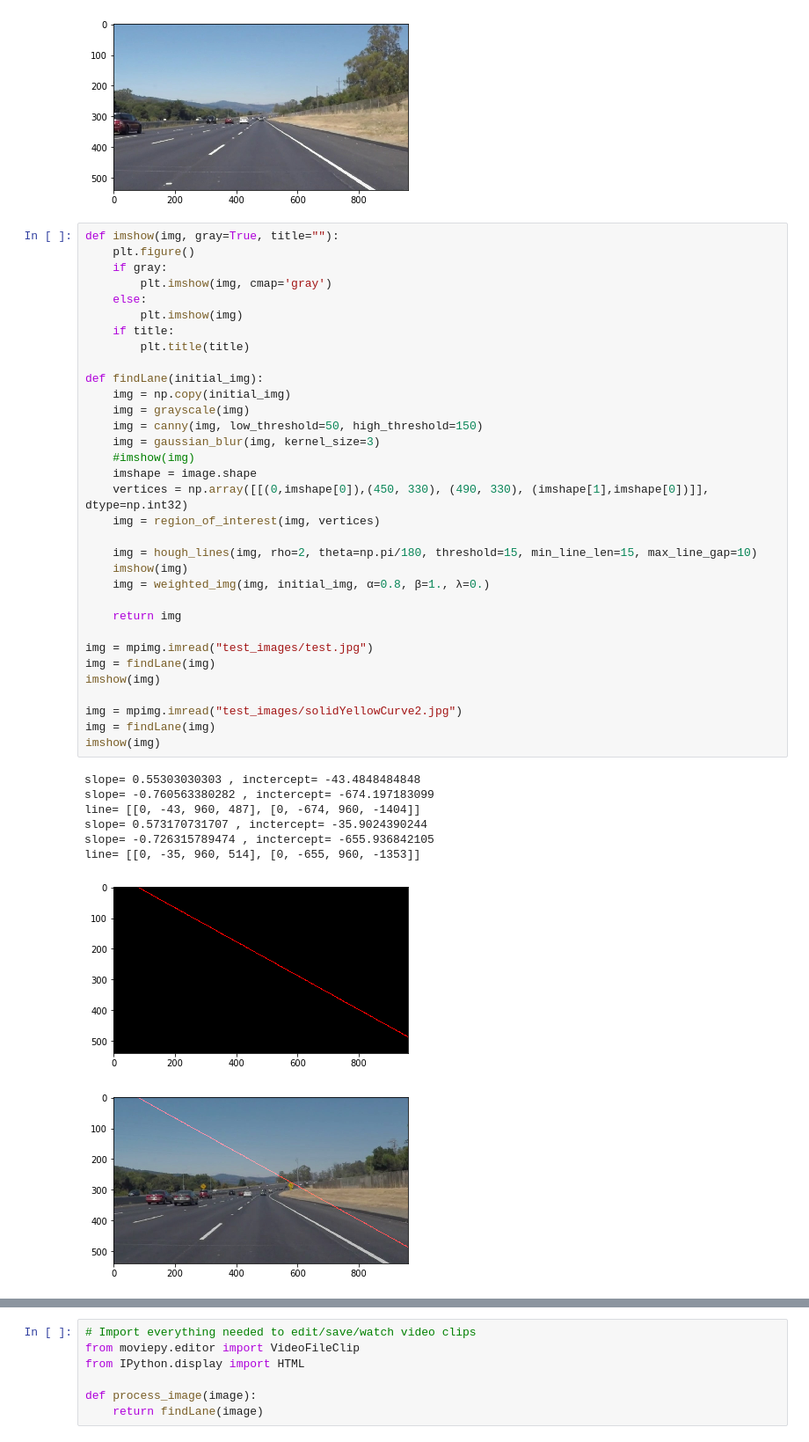
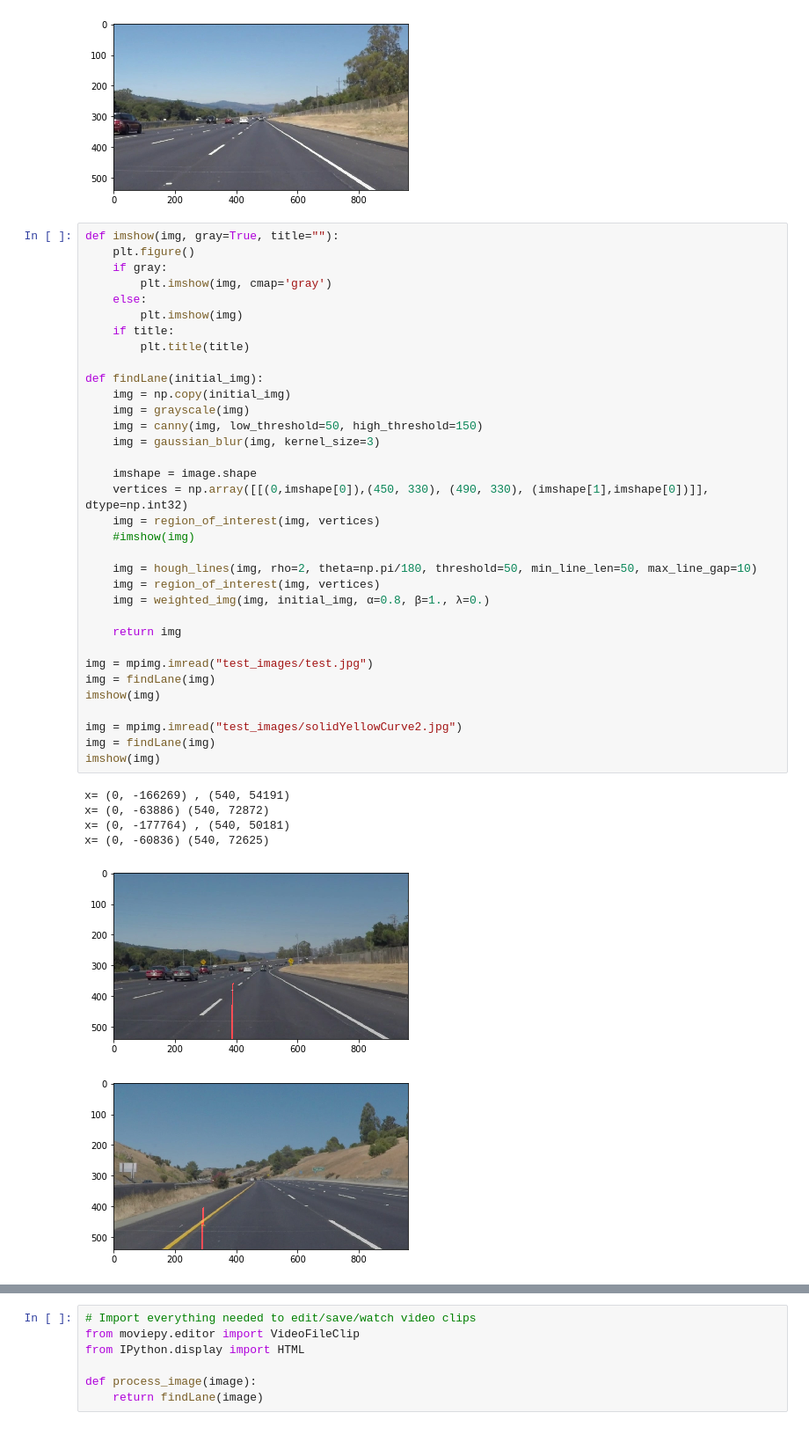
Before and after one commit to GunSik2/carnd-term1, a Jupyter notebook: p1-LaneLines/p1-findLaneLine.ipynb, the cells around one changed output, grey strips where cells are left out. Shown at 88% size. Drawn from its saved outputs; the diff is of its cells as text.

```diff
--- a/p1-LaneLines/p1-findLaneLine.ipynb
+++ b/p1-LaneLines/p1-findLaneLine.ipynb
@@ -126,41 +143,40 @@ This image is: <class 'numpy.ndarray'> with dimensions: (540, 960, 3)
 def imshow(img, gray=True, title=""):
     plt.figure()
     if gray:
         plt.imshow(img, cmap='gray')
     else:
         plt.imshow(img)
     if title:
         plt.title(title)
 
 def findLane(initial_img):
     img = np.copy(initial_img)
     img = grayscale(img)
     img = canny(img, low_threshold=50, high_threshold=150)
     img = gaussian_blur(img, kernel_size=3)
-    #imshow(img)
+
     imshape = image.shape
     vertices = np.array([[(0,imshape[0]),(450, 330), (490, 330), (imshape[1],imshape[0])]], dtype=np.int32)
     img = region_of_interest(img, vertices)
+    #imshow(img)
 
-    img = hough_lines(img, rho=2, theta=np.pi/180, threshold=15, min_line_len=15, max_line_gap=10)
-    imshow(img)
+    img = hough_lines(img, rho=2, theta=np.pi/180, threshold=50, min_line_len=50, max_line_gap=10)
+    img = region_of_interest(img, vertices)
     img = weighted_img(img, initial_img, α=0.8, β=1., λ=0.)
 
     return img
 
 img = mpimg.imread("test_images/test.jpg")
 img = findLane(img)
 imshow(img)
 
 img = mpimg.imread("test_images/solidYellowCurve2.jpg")
 img = findLane(img)
 imshow(img)
 # %% [output]
-slope= 0.55303030303 , inctercept= -43.4848484848
-slope= -0.760563380282 , inctercept= -674.197183099
-line= [[0, -43, 960, 487], [0, -674, 960, -1404]]
-slope= 0.573170731707 , inctercept= -35.9024390244
-slope= -0.726315789474 , inctercept= -655.936842105
-line= [[0, -35, 960, 514], [0, -655, 960, -1353]]
+x= (0, -166269) , (540, 54191)
+x= (0, -63886) (540, 72872)
+x= (0, -177764) , (540, 50181)
+x= (0, -60836) (540, 72625)
-[figure, old version]
+[figure, new version]
-[figure, old version]
+[figure, new version]
```
Also changed, not shown: parts of 4 cells of this notebook, 12 other files.
